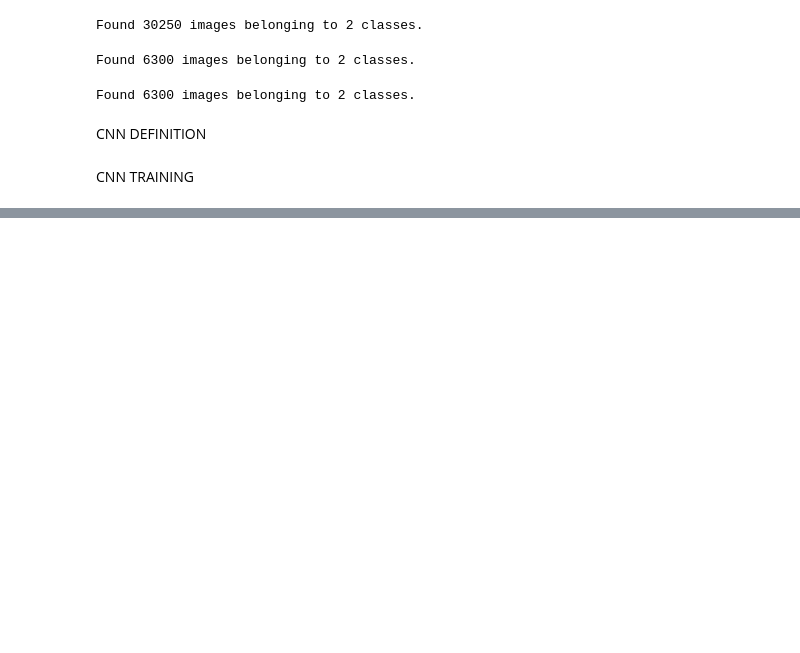
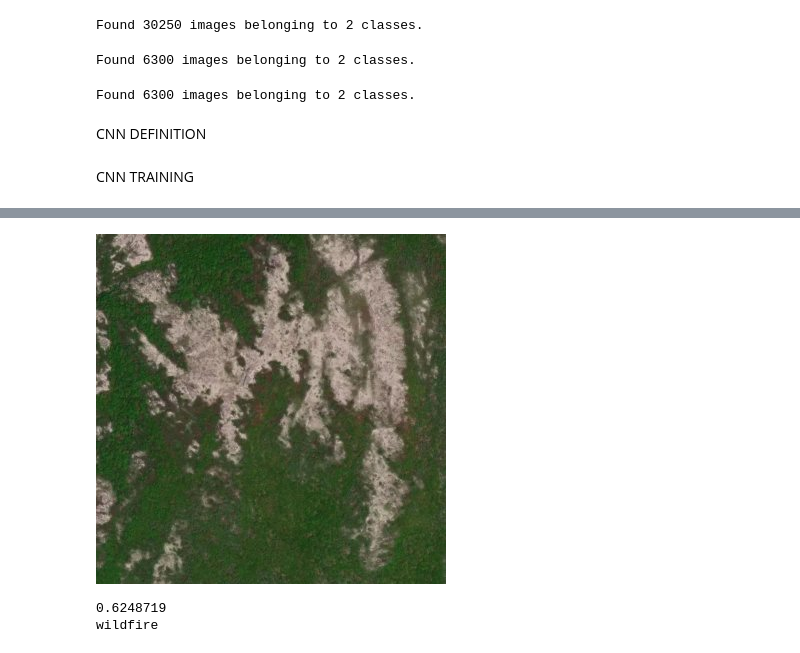
Before and after one commit to w-winnie/WildfirePrediction, a Jupyter notebook: WildfirePrediction.ipynb, the cells around one changed output, grey strips where cells are left out. Saved outputs shown, nothing was run; the diff lists cells and outputs as text; code cells hidden in the pictures; blank space fills up the shorter version.

Commit message:
Basic CNN test

```diff
--- a/WildfirePrediction.ipynb
+++ b/WildfirePrediction.ipynb
@@ -85,0 +90,17 @@ cnn.save('saved_model/cnn_25epochs_adam_bincross')
+# %%
+cnn = tf.keras.models.load_model('saved_model/cnn_25epochs_adam_bincross')
+# %%
+import numpy as np
+import keras.utils as image
+
+image_path=test_path+'/wildfire/-59.03238,51.85132.jpg'
+test_image = image.load_img(image_path, target_size=(64,64)) #img size must be 64x64
+test_image = image.img_to_array(test_image) #should be an array
+test_image = np.expand_dims(test_image,axis=0) #must be an batch - so adding extra dimension
+result = cnn.predict(test_image/255.0) #must normalize the test image
+
+# inside a batch [0], first prediction [0]
+if result[0][0] > 0.5:
+    prediction = 'wildfire'
+else:
+    prediction = 'no wildfire'
@@ -85,0 +109,9 @@ cnn.save('saved_model/cnn_25epochs_adam_bincross')
+# %%
+from IPython.display import Image, display
+display(Image(filename=image_path))
+print(result[0][0])
+print(prediction)
+# %% [output]
+[figure, added]
+0.6248719
+wildfire
```
Also changed, not shown: parts of 10 cells of this notebook, 4 other files.
